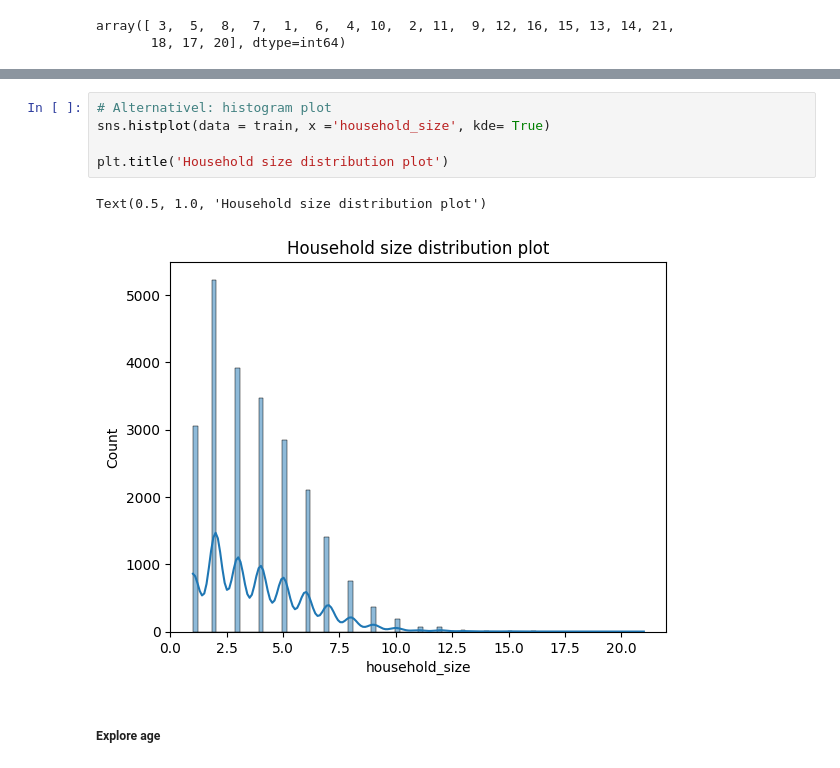
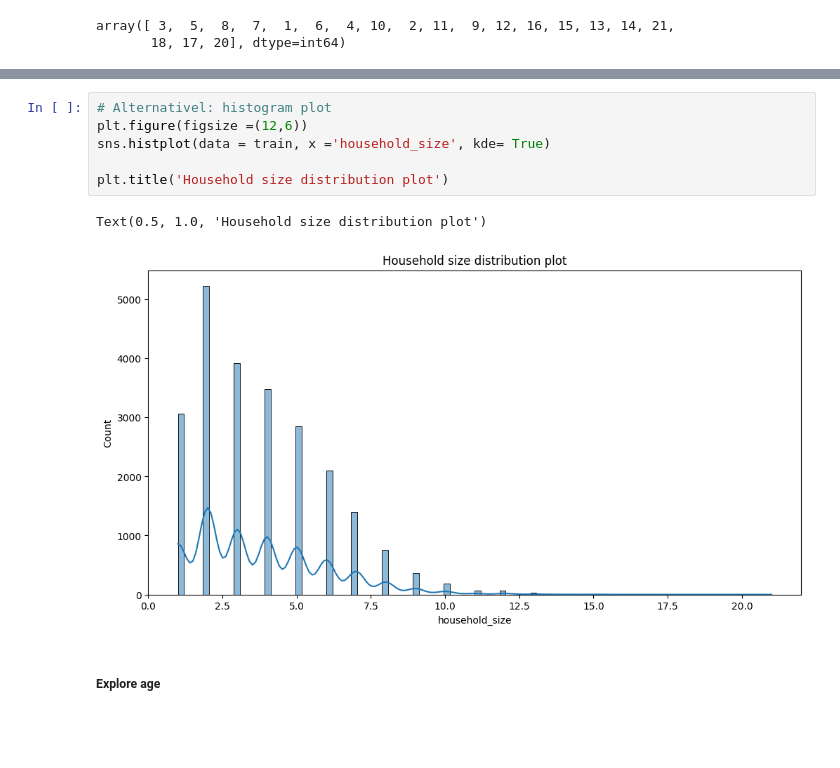
Before and after one commit to Njeri-Gitome/Financial_Inclusion_in_Africa, a Jupyter notebook: financial.ipynb, the cells around one changed output, grey strips where cells are left out. Cells and saved outputs as stored; diff of their text form; blank space fills up the shorter version.

```diff
--- a/financial.ipynb
+++ b/financial.ipynb
@@ -152,11 +163,12 @@ sns.countplot(train, x= 'household_size')
 # %%
 # Alternativel: histogram plot
+plt.figure(figsize =(12,6))
 sns.histplot(data = train, x ='household_size', kde= True)
 
 plt.title('Household size distribution plot')
 # %% [output]
 Text(0.5, 1.0, 'Household size distribution plot')
-[figure, old version]
+[figure, new version]
 # %% [markdown]
 ##### Explore age
 # %%
```
Also changed, not shown: parts of 22 cells of this notebook.
